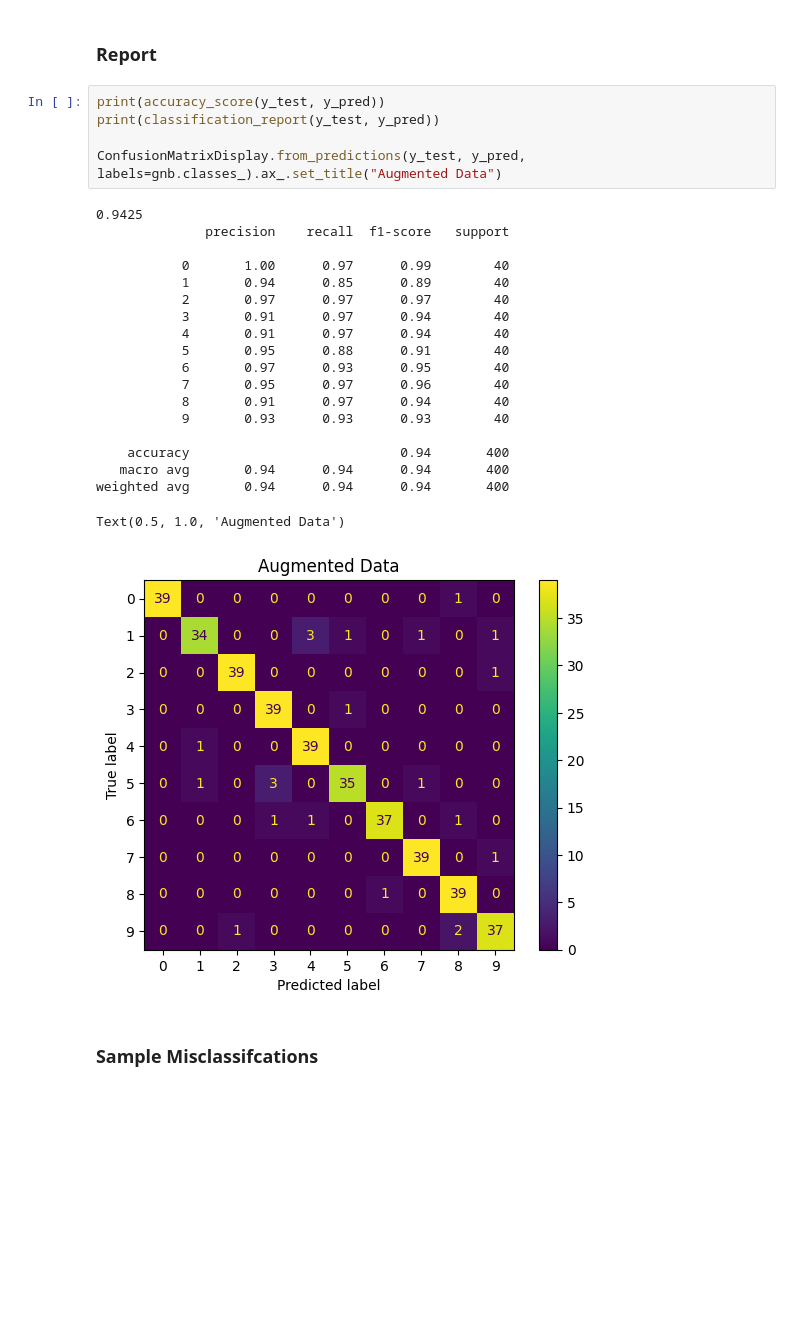
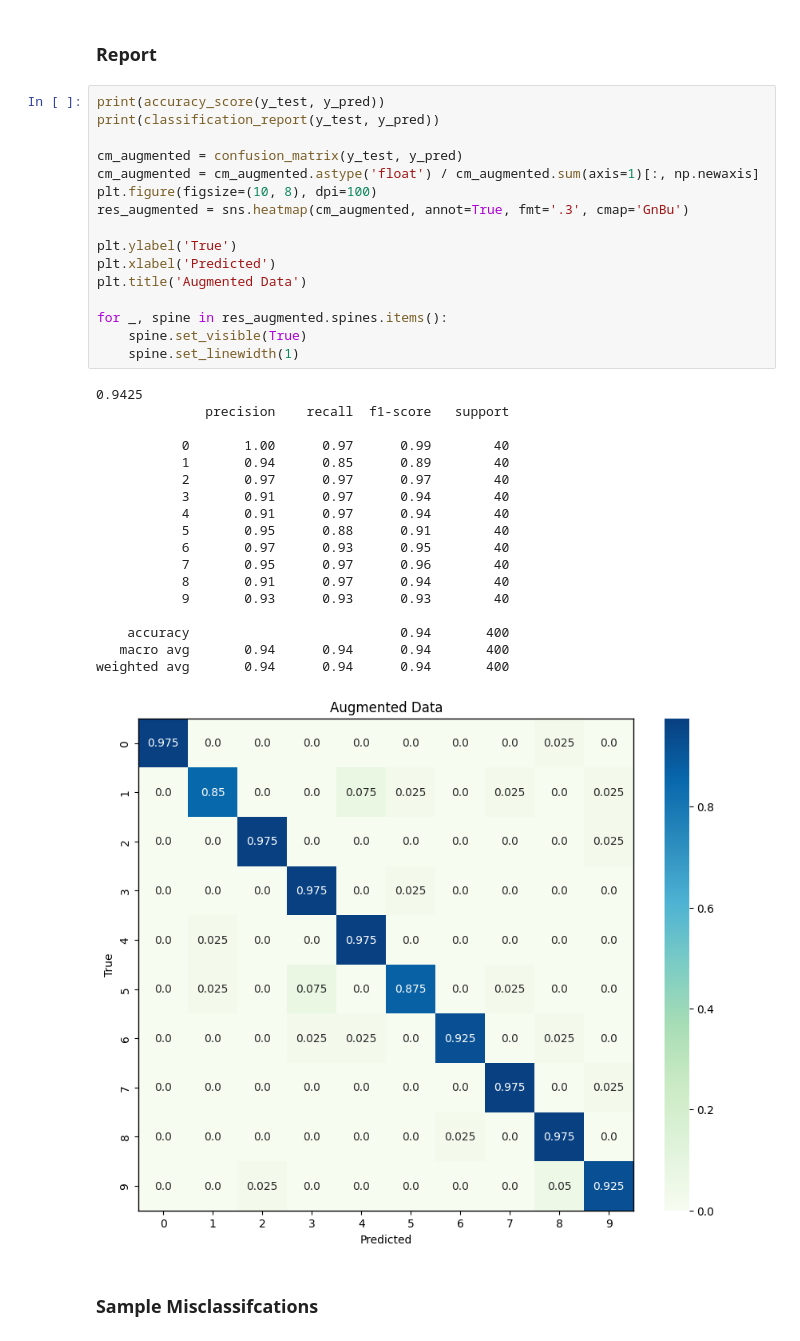
Before and after one commit to oyjuffer/FER-CNN, a Jupyter notebook: naive_bayes.ipynb, the cells around one changed output. Cells and saved outputs as stored; diff of their text form; blank space fills up the shorter version.

```diff
--- a/naive_bayes.ipynb
+++ b/naive_bayes.ipynb
@@ -162,31 +173,41 @@ gnb = GaussianNB()
 y_pred = gnb.fit(X_train, y_train).predict(X_test)
 # %% [markdown]
 ### Report
-# %%
-print(accuracy_score(y_test, y_pred))
-print(classification_report(y_test, y_pred))
-
-ConfusionMatrixDisplay.from_predictions(y_test, y_pred, labels=gnb.classes_).ax_.set_title("Augmented Data")
-# %% [output]
-0.9425
-              precision    recall  f1-score   support
-
-           0       1.00      0.97      0.99        40
-           1       0.94      0.85      0.89        40
-           2       0.97      0.97      0.97        40
-           3       0.91      0.97      0.94        40
-           4       0.91      0.97      0.94        40
-           5       0.95      0.88      0.91        40
-           6       0.97      0.93      0.95        40
-           7       0.95      0.97      0.96        40
-           8       0.91      0.97      0.94        40
-           9       0.93      0.93      0.93        40
-
-    accuracy                           0.94       400
-   macro avg       0.94      0.94      0.94       400
-weighted avg       0.94      0.94      0.94       400
-Text(0.5, 1.0, 'Augmented Data')
-[figure, removed]
+# %%
+print(accuracy_score(y_test, y_pred))
+print(classification_report(y_test, y_pred))
+
+cm_augmented = confusion_matrix(y_test, y_pred)
+cm_augmented = cm_augmented.astype('float') / cm_augmented.sum(axis=1)[:, np.newaxis]
+plt.figure(figsize=(10, 8), dpi=100)
+res_augmented = sns.heatmap(cm_augmented, annot=True, fmt='.3', cmap='GnBu')
+
+plt.ylabel('True')
+plt.xlabel('Predicted')
+plt.title('Augmented Data')
+
+for _, spine in res_augmented.spines.items():
+    spine.set_visible(True)
+    spine.set_linewidth(1)
+# %% [output]
+0.9425
+              precision    recall  f1-score   support
+
+           0       1.00      0.97      0.99        40
+           1       0.94      0.85      0.89        40
+           2       0.97      0.97      0.97        40
+           3       0.91      0.97      0.94        40
+           4       0.91      0.97      0.94        40
+           5       0.95      0.88      0.91        40
+           6       0.97      0.93      0.95        40
+           7       0.95      0.97      0.96        40
+           8       0.91      0.97      0.94        40
+           9       0.93      0.93      0.93        40
+
+    accuracy                           0.94       400
+   macro avg       0.94      0.94      0.94       400
+weighted avg       0.94      0.94      0.94       400
+[figure, added]
 # %% [markdown]
 ### Sample Misclassifcations
 # %%
```
Also changed, not shown: parts of 7 cells of this notebook.
